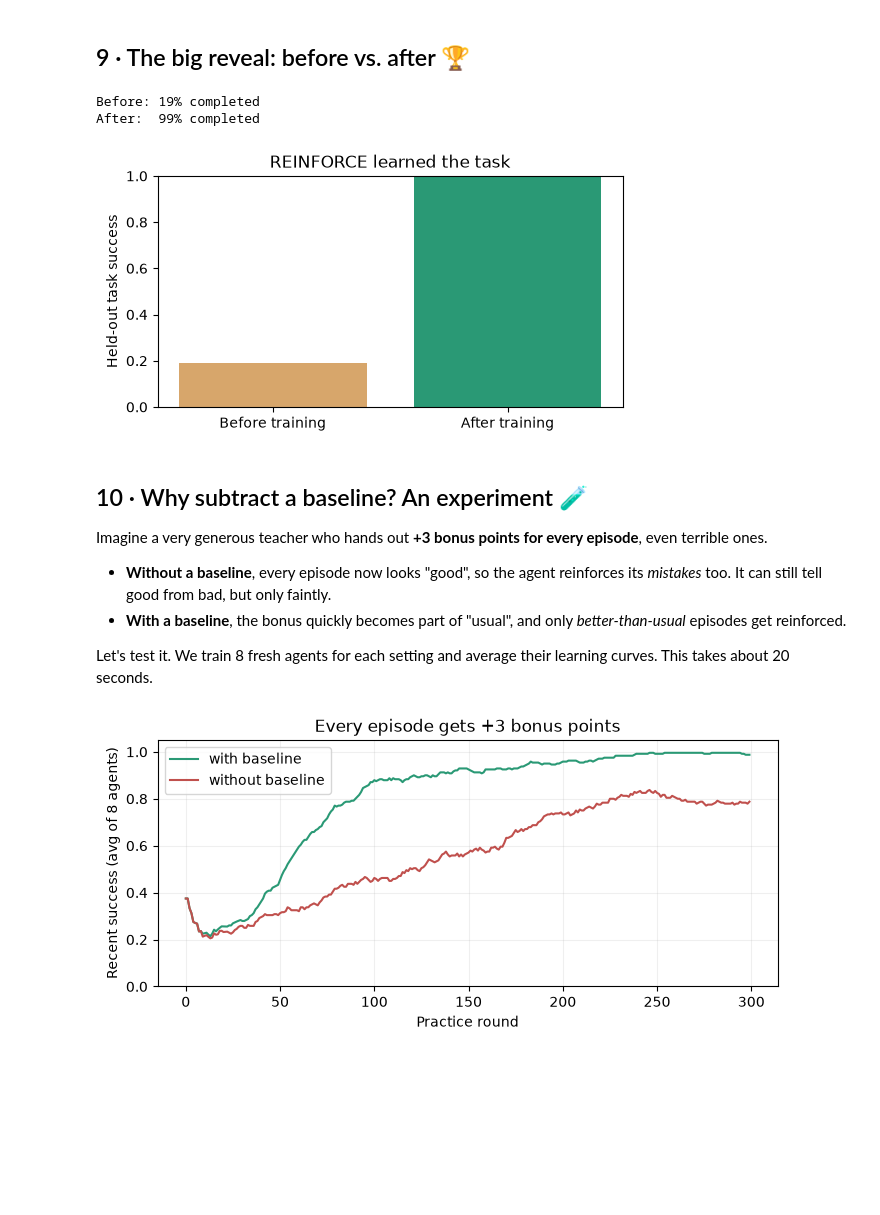
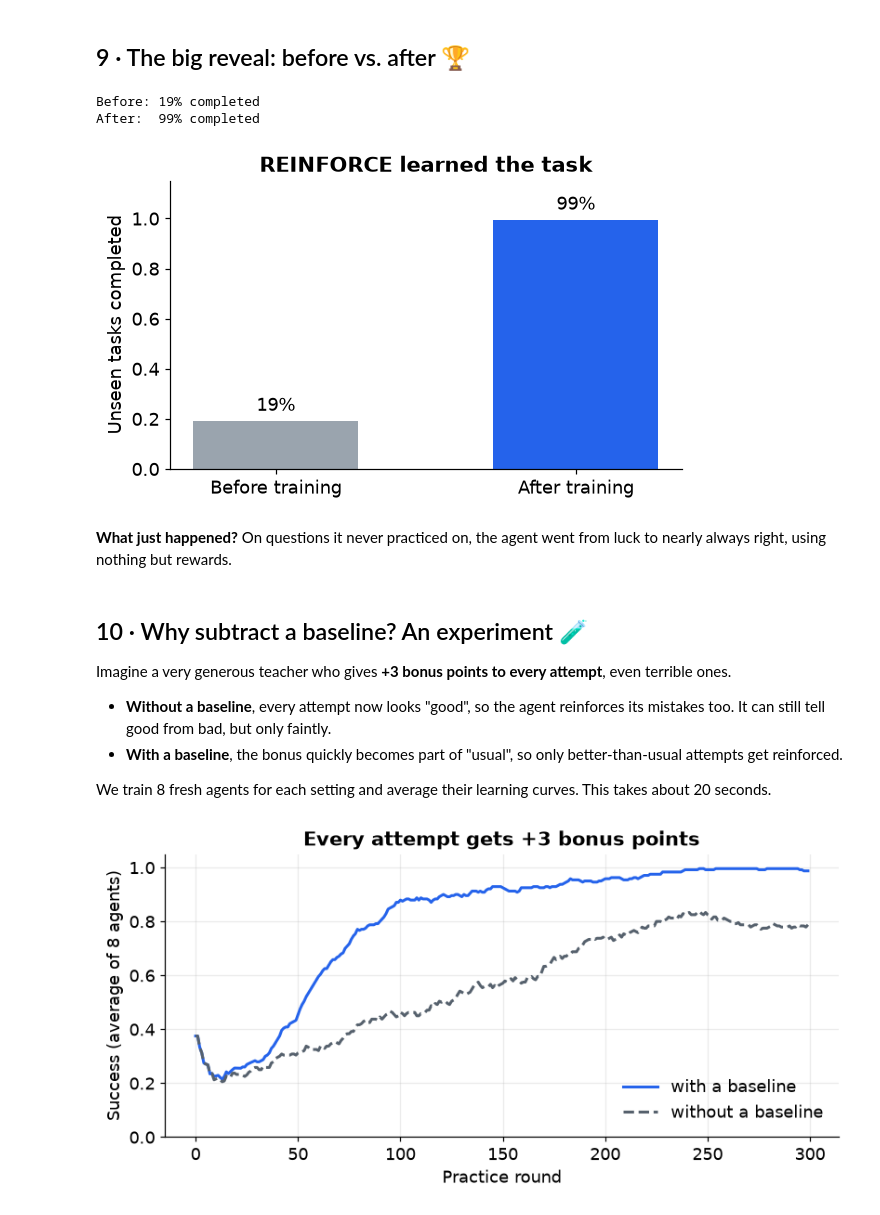
Before and after one commit to HamedKhosravi99/Train-Your-RL-Agent, a Jupyter notebook: notebooks/02_policy_gradient_reinforce.ipynb, the cells around one changed output. Cells and saved outputs as stored; diff of their text form; code cells hidden in the pictures; blank space fills up the shorter version.

```diff
--- a/notebooks/02_policy_gradient_reinforce.ipynb
+++ b/notebooks/02_policy_gradient_reinforce.ipynb
@@ -37,6 +39,9 @@ import matplotlib.pyplot as plt
 
 random.seed(0)
 torch.manual_seed(0)
+plt.rcParams.update({"figure.dpi": 110, "font.size": 12, "axes.titlesize": 14, "axes.titleweight": "bold",
+                     "axes.spines.top": False, "axes.spines.right": False})
+ACCENT, GREY, GOOD, BAD = "#2563EB", "#9AA4AE", "#16803C", "#C2413A"   # course colors
 
 buttons = ["Calculator", "Dictionary", "Reply", "Finish"]
 topics = ["math", "words", "chat"]
@@ -305,27 +322,30 @@ The agent learned the same two-step plan as in Chapter 1 (**right tool → Finis
 # %%
 after = test_accuracy(policy, test_tasks)
 print(f"Before: {before:.0%} completed")
 print(f"After:  {after:.0%} completed")
 
-plt.figure(figsize=(6, 3))
-plt.bar(["Before training", "After training"], [before, after], color=["#D7A66B", "#2A9975"])
-plt.ylim(0, 1)
-plt.ylabel("Held-out task success")
+plt.figure(figsize=(6, 3.4))
+bars = plt.bar(["Before training", "After training"], [before, after], color=[GREY, ACCENT], width=0.55)
+plt.bar_label(bars, labels=[f"{before:.0%}", f"{after:.0%}"], padding=4, fontsize=12)
+plt.ylim(0, 1.15)
+plt.ylabel("Unseen tasks completed")
 plt.title("REINFORCE learned the task")
 plt.show()
 # %% [output]
 Before: 19% completed
 After:  99% completed
-[figure, old version]
+[figure, new version]
+# %% [markdown]
+**What just happened?** On questions it never practiced on, the agent went from luck to nearly always right, using nothing but rewards.
 # %% [markdown]
 ## 10 · Why subtract a baseline? An experiment 🧪
 
-Imagine a very generous teacher who hands out **+3 bonus points for every episode**, even terrible ones.
+Imagine a very generous teacher who gives **+3 bonus points to every attempt**, even terrible ones.
 
-- **Without a baseline**, every episode now looks "good", so the agent reinforces its *mistakes* too. It can still tell good from bad, but only faintly.
-- **With a baseline**, the bonus quickly becomes part of "usual", and only *better-than-usual* episodes get reinforced.
+- **Without a baseline**, every attempt now looks "good", so the agent reinforces its mistakes too. It can still tell good from bad, but only faintly.
+- **With a baseline**, the bonus quickly becomes part of "usual", so only better-than-usual attempts get reinforced.
 
-Let's test it. We train 8 fresh agents for each setting and average their learning curves. This takes about 20 seconds.
+We train 8 fresh agents for each setting and average their learning curves. This takes about 20 seconds.
 # %%
 def train_agent(rounds=300, bonus=0.0, use_baseline=True, seed=0):
     random.seed(seed)
@@ -344,19 +364,19 @@ def train_agent(rounds=300, bonus=0.0, use_baseline=True, seed=0):
 def smooth(wins, window=30):
     return [sum(wins[max(0, i-window+1):i+1]) / min(window, i+1) for i in range(len(wins))]
 
-plt.figure(figsize=(8, 3.2))
-for use_baseline, color in [(True, "#2A9975"), (False, "#C0504D")]:
+plt.figure(figsize=(8.5, 3.6))
+for use_baseline, color, style in [(True, ACCENT, "-"), (False, "#56616D", "--")]:
     curves = [smooth(train_agent(bonus=3.0, use_baseline=use_baseline, seed=s)[1]) for s in range(8)]
     mean_curve = [sum(c[i] for c in curves) / len(curves) for i in range(len(curves[0]))]
-    label = "with baseline" if use_baseline else "without baseline"
-    plt.plot(mean_curve, color=color, label=label)
+    label = "with a baseline" if use_baseline else "without a baseline"
+    plt.plot(mean_curve, color=color, linestyle=style, linewidth=2, label=label)
 plt.ylim(0, 1.05)
 plt.xlabel("Practice round")
-plt.ylabel("Recent success (avg of 8 agents)")
-plt.title("Every episode gets +3 bonus points")
-plt.legend()
-plt.grid(alpha=0.2)
+plt.ylabel("Success (average of 8 agents)")
+plt.title("Every attempt gets +3 bonus points")
+plt.legend(frameon=False)
+plt.grid(alpha=0.25)
 plt.show()
 # %% [output]
-[figure, old version]
+[figure, new version]
 # %% [markdown]
```
Also changed, not shown: parts of 36 cells of this notebook, 29 other files.
